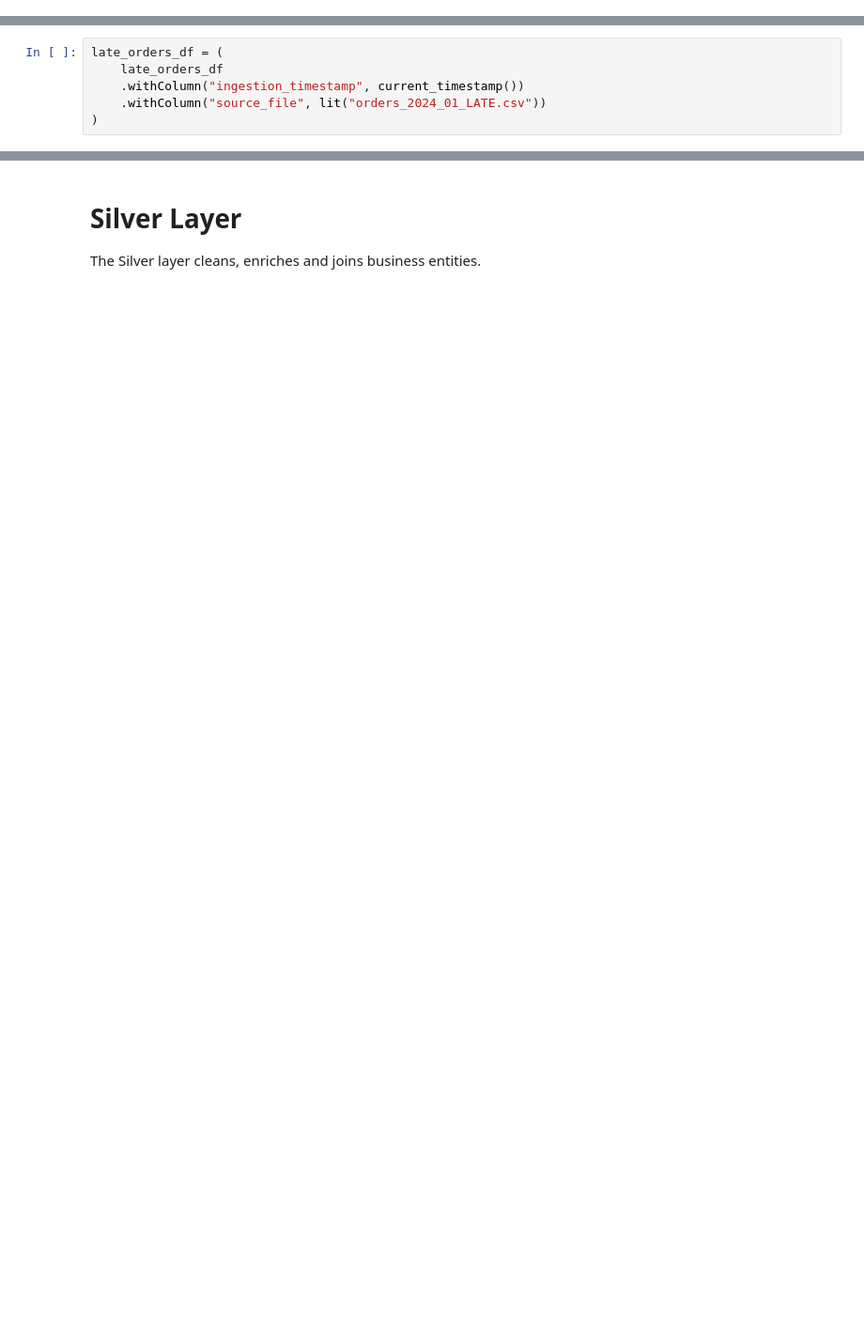
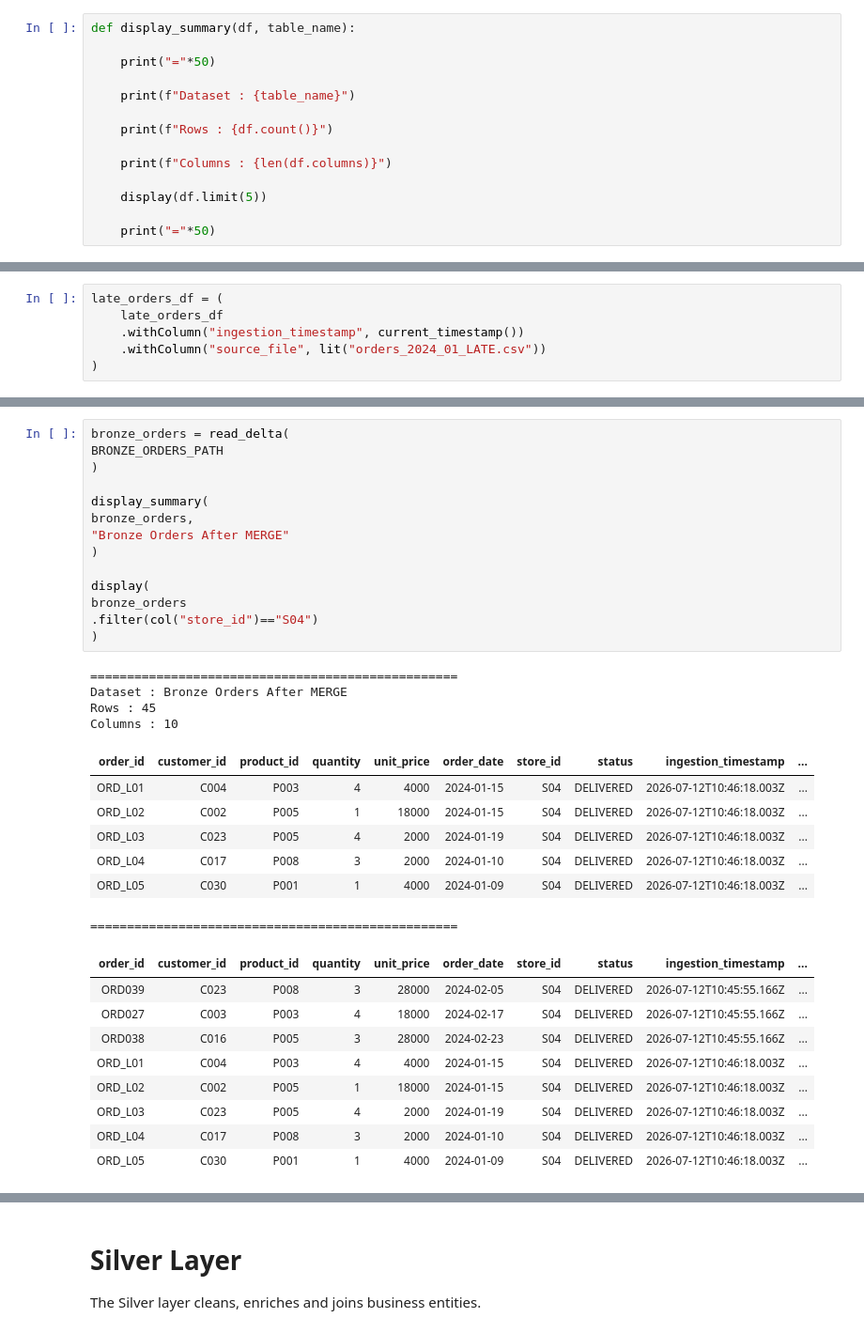
Before and after one commit to sanjana857/pandas-data-exploration-cleaning, a Jupyter notebook: RetailStream_Final_Project/Notebook/RetailStream_Final_Project.ipynb, the cells around one changed output, grey strips where cells are left out. Shown at 94% size. Drawn from its saved outputs; the diff is of its cells as text; blank space fills up the shorter version.

```diff
--- a/RetailStream_Final_Project/Notebook/RetailStream_Final_Project.ipynb
+++ b/RetailStream_Final_Project/Notebook/RetailStream_Final_Project.ipynb
@@ -58,0 +316,14 @@ def read_csv(file_path):
+# %%
+def display_summary(df, table_name):
+
+    print("="*50)
+
+    print(f"Dataset : {table_name}")
+
+    print(f"Rows : {df.count()}")
+
+    print(f"Columns : {len(df.columns)}")
+
+    display(df.limit(5))
+
+    print("="*50)
@@ -469,3 +885,38 @@ display(bronze_orders)
+# %%
+bronze_orders = read_delta(
+BRONZE_ORDERS_PATH
+)
+
+display_summary(
+bronze_orders,
+"Bronze Orders After MERGE"
+)
+
+display(
+bronze_orders
+.filter(col("store_id")=="S04")
+)
+# %% [output]
+==================================================
+Dataset : Bronze Orders After MERGE
+Rows : 45
+Columns : 10
+| order_id | customer_id | product_id | quantity | unit_price | order_date | store_id | status | ingestion_timestamp | ... |
+| ORD_L01 | C004 | P003 | 4 | 4000 | 2024-01-15 | S04 | DELIVERED | 2026-07-12T10:46:18.003Z | ... |
+| ORD_L02 | C002 | P005 | 1 | 18000 | 2024-01-15 | S04 | DELIVERED | 2026-07-12T10:46:18.003Z | ... |
+| ORD_L03 | C023 | P005 | 4 | 2000 | 2024-01-19 | S04 | DELIVERED | 2026-07-12T10:46:18.003Z | ... |
+| ORD_L04 | C017 | P008 | 3 | 2000 | 2024-01-10 | S04 | DELIVERED | 2026-07-12T10:46:18.003Z | ... |
+| ORD_L05 | C030 | P001 | 1 | 4000 | 2024-01-09 | S04 | DELIVERED | 2026-07-12T10:46:18.003Z | ... |
+==================================================
+| order_id | customer_id | product_id | quantity | unit_price | order_date | store_id | status | ingestion_timestamp | ... |
+| ORD039 | C023 | P008 | 3 | 28000 | 2024-02-05 | S04 | DELIVERED | 2026-07-12T10:45:55.166Z | ... |
+| ORD027 | C003 | P003 | 4 | 18000 | 2024-02-17 | S04 | DELIVERED | 2026-07-12T10:45:55.166Z | ... |
+| ORD038 | C016 | P005 | 3 | 28000 | 2024-02-23 | S04 | DELIVERED | 2026-07-12T10:45:55.166Z | ... |
+| ORD_L01 | C004 | P003 | 4 | 4000 | 2024-01-15 | S04 | DELIVERED | 2026-07-12T10:46:18.003Z | ... |
+| ORD_L02 | C002 | P005 | 1 | 18000 | 2024-01-15 | S04 | DELIVERED | 2026-07-12T10:46:18.003Z | ... |
+| ORD_L03 | C023 | P005 | 4 | 2000 | 2024-01-19 | S04 | DELIVERED | 2026-07-12T10:46:18.003Z | ... |
+| ORD_L04 | C017 | P008 | 3 | 2000 | 2024-01-10 | S04 | DELIVERED | 2026-07-12T10:46:18.003Z | ... |
+| ORD_L05 | C030 | P001 | 1 | 4000 | 2024-01-09 | S04 | DELIVERED | 2026-07-12T10:46:18.003Z | ... |
 # %%
 s04_count = (
     bronze_orders
```
Also changed, not shown: parts of 135 cells of this notebook, 23 other files.
